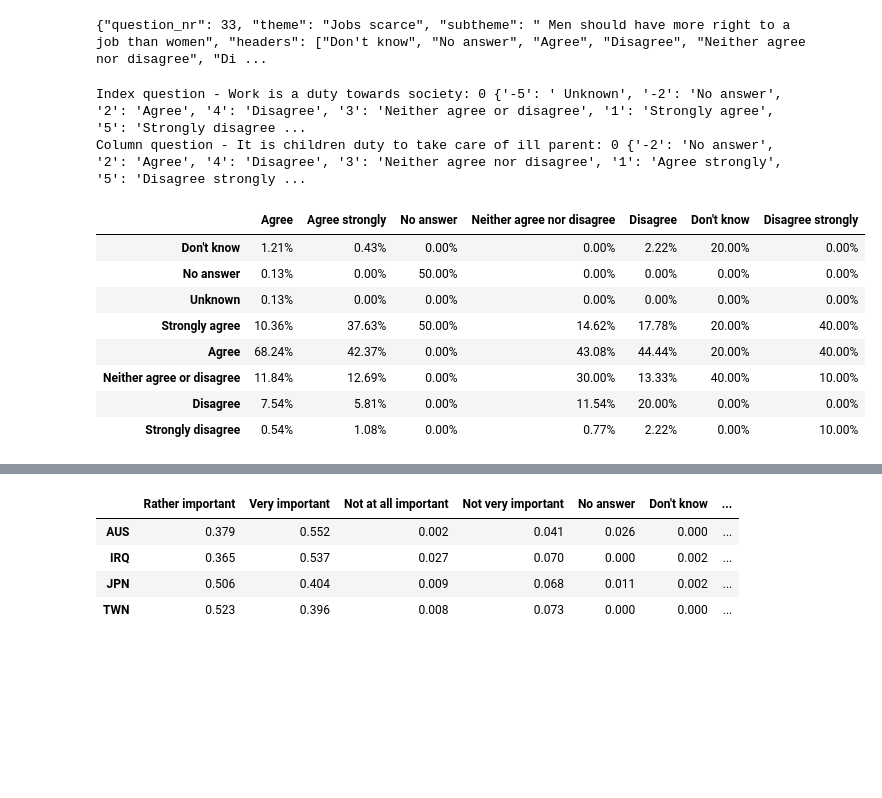
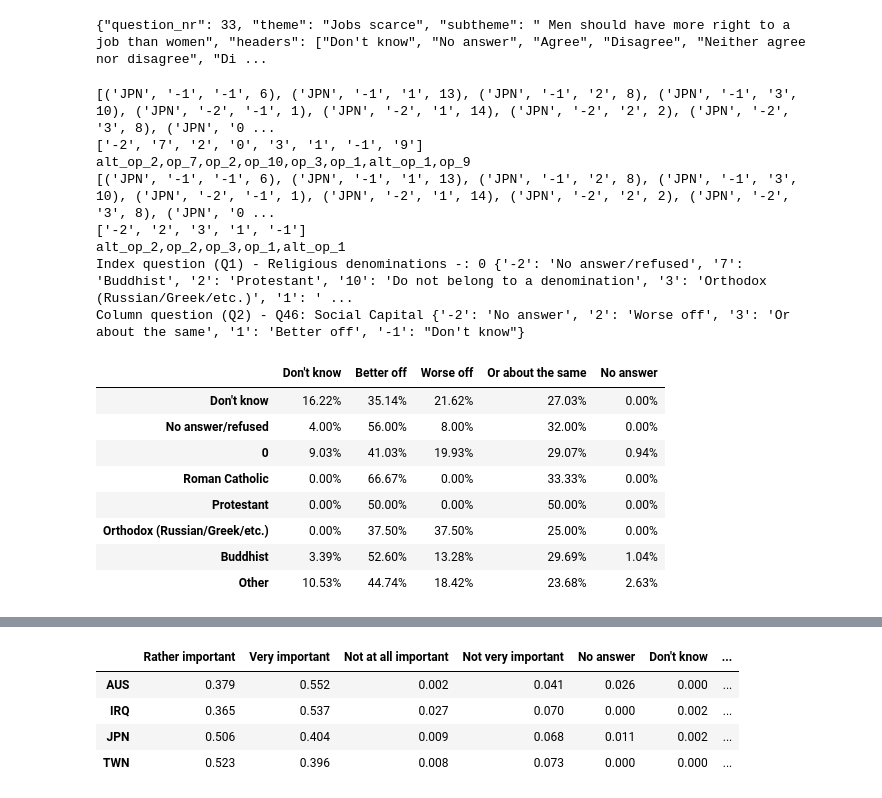
Before and after one commit to augustlidfeldt/country_explorer, a Jupyter notebook: notebooks/api_dev.ipynb, the cells around one changed output, grey strips where cells are left out. Saved outputs shown, nothing was run; the diff lists cells and outputs as text; code cells hidden in the pictures; blank space fills up the shorter version.

Commit message:
Adding larger dataset to db and finishing cross question in api notebook

```diff
--- a/notebooks/api_dev.ipynb
+++ b/notebooks/api_dev.ipynb
@@ -124,7 +124,7 @@ JPN
 # %%
 
 answer_dict = {'-5': 'alt_op_5', '-4': 'alt_op_4', '-3': 'alt_op_3', '-2': 'alt_op_2', '-1': 'alt_op_1', '1': 'op_1',
-               '2': 'op_2', '3': 'op_3', '4': 'op_4', '5': 'op_5', '6': 'op_6', '7': 'op_7', '8': 'op_8', '9': 'op_9', '10': 'op_10'}
+               '2': 'op_2', '3': 'op_3', '4': 'op_4', '5': 'op_5', '6': 'op_6', '7': 'op_7', '8': 'op_8', '9': 'op_9', '10': 'op_10','0': 'op_0'}
 
 
 def list_to_sql_string(country_alpha):
@@ -334,60 +334,86 @@ ask_many_questions(question_nr=33,country_alpha=country_alpha)
 def convert_response_code_to_text(question_nr, question_position, results):
 # Get the set of response_codes that were possible in the answers, can be different for different countries
     nr_columns = list(set(map(lambda a : a[question_position],results)))
+    print(results)
+    print(nr_columns)
+
+    if int(question_nr) == 289:
+        for i in range(len(nr_columns)):
+            if int(nr_columns[i]) == 0:
+                nr_columns[i] = '10'
 
     # Convert the numeric response codes in the answer to text response codes in database
     text_columns = ",".join(list(map(lambda a : answer_dict[a],nr_columns)))
+
+    print(text_columns)
 
     # Answers query
     select_answers = f"""
     SELECT q,theme,subtheme,{text_columns} FROM answers WHERE "q" = '{question_nr}.0'
     """
+
     question_legend = PSQL_execute(select_answers)[0]
 
+    # Split out theme, subtheme and response options from question legend
     theme = question_legend[1]
     subtheme = question_legend[2]
     response_options = question_legend[3:]
 
     resp_dict = {}
     for i, response in enumerate(response_options):
         resp_dict[nr_columns[i]] = response
 
     return resp_dict, theme, subtheme
 
-def cross_questions(question_nr_1, question_nr_2):
-
-    select_cross_questions = f"""SELECT "B_COUNTRY_ALPHA", "Q{question_nr_1}","Q{question_nr_2}", COUNT("Q{question_nr_2}") FROM questions WHERE "B_COUNTRY_ALPHA" = 'PER' GROUP BY "B_COUNTRY_ALPHA", "Q{question_nr_1}","Q{question_nr_2}" LIMIT 40;
+def cross_questions(question_nr_1, question_nr_2, country):
+    # Query for selecting two questions, with count of second and grouping by questions
+    select_cross_questions = f"""SELECT "B_COUNTRY_ALPHA", "Q{question_nr_1}","Q{question_nr_2}", COUNT("Q{question_nr_2}") FROM questions_large WHERE "B_COUNTRY_ALPHA" = '{country}' GROUP BY "B_COUNTRY_ALPHA", "Q{question_nr_1}","Q{question_nr_2}" LIMIT 40;
     """
     results = PSQL_execute(select_cross_questions)
     res_df = pd.DataFrame()
 
+    # Adding response to dataframe
     for r in results:
         res_df.loc[r[1],r[2]] = float(r[3])
 
     res_df.fillna(value=0, inplace=True)
     res_df.sort_index(axis=0, inplace=True)
 
+    # Split out index labels, theme, subtheme for each questions
     index_text, theme_1, subtheme_1 = convert_response_code_to_text(question_nr_1, 1, results)
     column_text, theme_2, subtheme_2 = convert_response_code_to_text(question_nr_2, 2, results)
 
-    print('Index question - ' + theme_1 + ': ' + subtheme_1 + ' ' + str(index_text))
-    print('Column question - ' + theme_2 + ': ' + subtheme_2 + ' ' + str(column_text))
+    print('Index question (Q1) - ' + theme_1 + ': ' + subtheme_1 + ' ' + str(index_text))
+    print('Column question (Q2) - ' + theme_2 + ': ' + subtheme_2 + ' ' + str(column_text))
+
+    # Rename index and column
     res_df.rename(index_text, axis=0, inplace=True)
     res_df.rename(column_text, axis=1, inplace =True)
-    res_df = res_df.div(res_df.sum(axis=0), axis=1).style.format("{:.2%}")
 
-    display(res_df)
+    # Add total column and convert others two percentages
+    totals = res_df.sum(axis=1)
+    res_df = res_df.div(res_df.sum(axis=1), axis=0)#.style.format("{:.2%}")
+    res_df['Respondents'] = totals
 
-test_mat= cross_questions(40,38)
+    display(res_df.iloc[:,:-1].style.format("{:.2%}"))
+    return res_df
+
+test_mat= cross_questions(289,56,'JPN')
 # %% [output]
-Index question - Work is a duty towards society: 0 {'-5': ' Unknown', '-2': 'No answer', '2': 'Agree', '4': 'Disagree', '3': 'Neither agree or disagree', '1': 'Strongly agree', '5': 'Strongly disagree ...
-Column question - It is children duty to take care of ill parent: 0 {'-2': 'No answer', '2': 'Agree', '4': 'Disagree', '3': 'Neither agree nor disagree', '1': 'Agree strongly', '5': 'Disagree strongly ...
+[('JPN', '-1', '-1', 6), ('JPN', '-1', '1', 13), ('JPN', '-1', '2', 8), ('JPN', '-1', '3', 10), ('JPN', '-2', '-1', 1), ('JPN', '-2', '1', 14), ('JPN', '-2', '2', 2), ('JPN', '-2', '3', 8), ('JPN', '0 ...
+['-2', '7', '2', '0', '3', '1', '-1', '9']
+alt_op_2,op_7,op_2,op_10,op_3,op_1,alt_op_1,op_9
+[('JPN', '-1', '-1', 6), ('JPN', '-1', '1', 13), ('JPN', '-1', '2', 8), ('JPN', '-1', '3', 10), ('JPN', '-2', '-1', 1), ('JPN', '-2', '1', 14), ('JPN', '-2', '2', 2), ('JPN', '-2', '3', 8), ('JPN', '0 ...
+['-2', '2', '3', '1', '-1']
+alt_op_2,op_2,op_3,op_1,alt_op_1
+Index question (Q1) - Religious denominations -: 0 {'-2': 'No answer/refused', '7': 'Buddhist', '2': 'Protestant', '10': 'Do not belong to a denomination', '3': 'Orthodox (Russian/Greek/etc.)', '1': ' ...
+Column question (Q2) - Q46: Social Capital {'-2': 'No answer', '2': 'Worse off', '3': 'Or about the same', '1': 'Better off', '-1': "Don't know"}
-|  | Agree | Agree strongly | No answer | Neither agree nor disagree | Disagree | Don't know | Disagree strongly |
-| Don't know | 1.21% | 0.43% | 0.00% | 0.00% | 2.22% | 20.00% | 0.00% |
-| No answer | 0.13% | 0.00% | 50.00% | 0.00% | 0.00% | 0.00% | 0.00% |
-| Unknown | 0.13% | 0.00% | 0.00% | 0.00% | 0.00% | 0.00% | 0.00% |
-| Strongly agree | 10.36% | 37.63% | 50.00% | 14.62% | 17.78% | 20.00% | 40.00% |
-| Agree | 68.24% | 42.37% | 0.00% | 43.08% | 44.44% | 20.00% | 40.00% |
-| Neither agree or disagree | 11.84% | 12.69% | 0.00% | 30.00% | 13.33% | 40.00% | 10.00% |
-| Disagree | 7.54% | 5.81% | 0.00% | 11.54% | 20.00% | 0.00% | 0.00% |
-| Strongly disagree | 0.54% | 1.08% | 0.00% | 0.77% | 2.22% | 0.00% | 10.00% |
+|  | Don't know | Better off | Worse off | Or about the same | No answer |
+| Don't know | 16.22% | 35.14% | 21.62% | 27.03% | 0.00% |
+| No answer/refused | 4.00% | 56.00% | 8.00% | 32.00% | 0.00% |
+| 0 | 9.03% | 41.03% | 19.93% | 29.07% | 0.94% |
+| Roman Catholic | 0.00% | 66.67% | 0.00% | 33.33% | 0.00% |
+| Protestant | 0.00% | 50.00% | 0.00% | 50.00% | 0.00% |
+| Orthodox (Russian/Greek/etc.) | 0.00% | 37.50% | 37.50% | 25.00% | 0.00% |
+| Buddhist | 3.39% | 52.60% | 13.28% | 29.69% | 1.04% |
+| Other | 10.53% | 44.74% | 18.42% | 23.68% | 2.63% |
```
Also changed, not shown: parts of 3 cells of this notebook.
